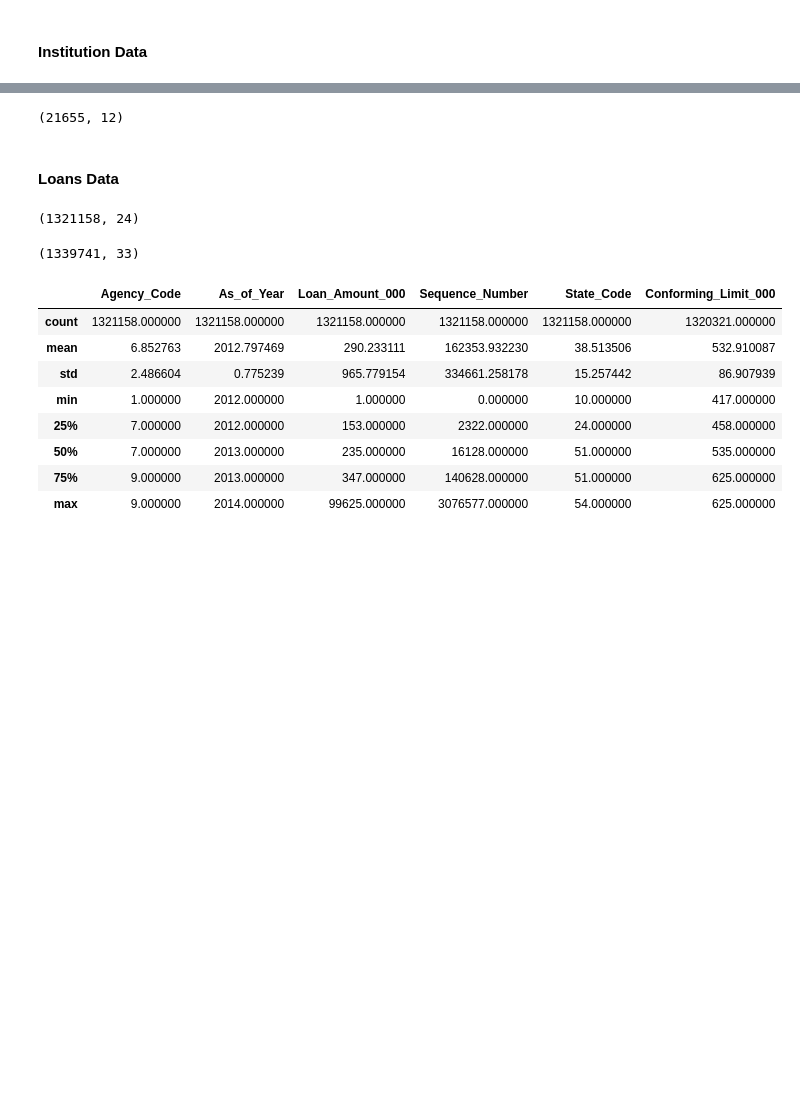
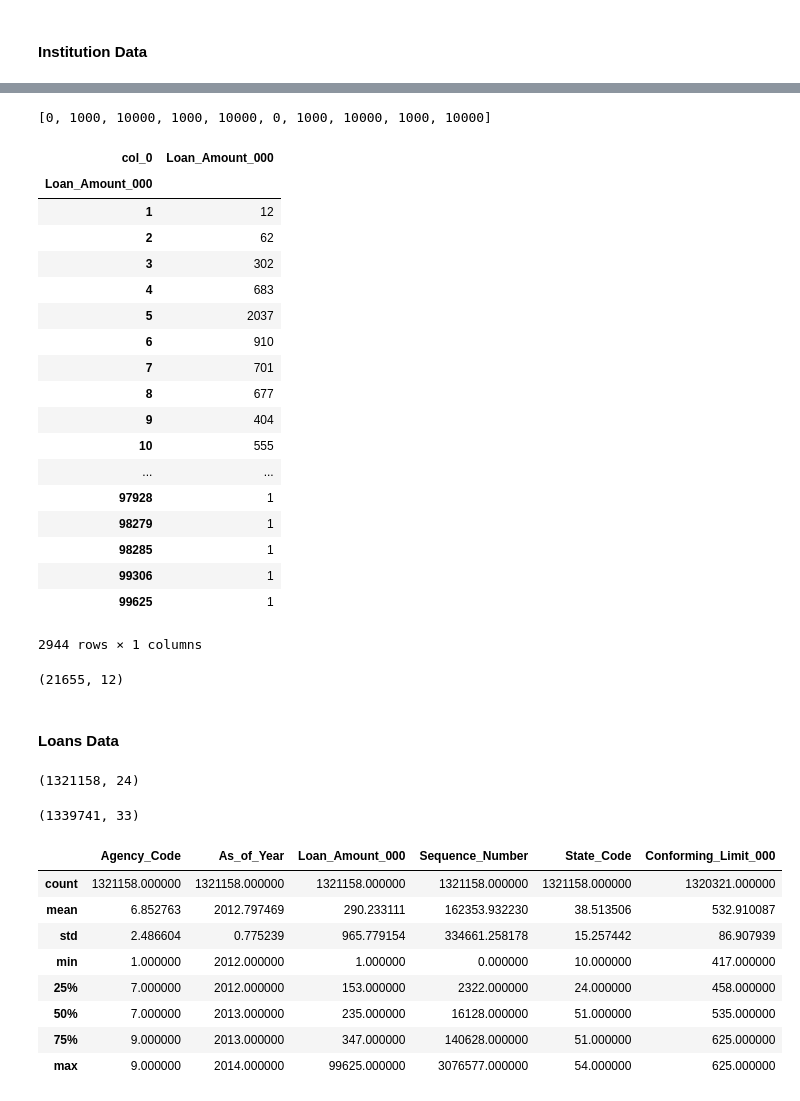
Before and after one commit to jainshubham/notebooks, a Jupyter notebook: Capital_One.ipynb, the cells around one changed output, grey strips where cells are left out. Drawn from its saved outputs; the diff is of its cells as text; code cells hidden in the pictures; blank space fills up the shorter version.

```diff
--- a/Capital_One.ipynb
+++ b/Capital_One.ipynb
@@ -37,3 +55,30 @@ institution_data.head()
+# %%
+print amount[:10]
+# %% [output]
+[0, 1000, 10000, 1000, 10000, 0, 1000, 10000, 1000, 10000]
+# %%
+my_tab = pandas.crosstab(index=loan_amount,  columns="Loan_Amount_000")      # Name the count column
+my_tab
+# %% [output]
+| col_0 | Loan_Amount_000 |
+| Loan_Amount_000 |  |
+| 1 | 12 |
+| 2 | 62 |
+| 3 | 302 |
+| 4 | 683 |
+| 5 | 2037 |
+| 6 | 910 |
+| 7 | 701 |
+| 8 | 677 |
+| 9 | 404 |
+| 10 | 555 |
+| ... | ... |
+| 97928 | 1 |
+| 98279 | 1 |
+| 98285 | 1 |
+| 99306 | 1 |
+| 99625 | 1 |
+2944 rows × 1 columns
 # %%
 institution_data.shape
 # %% [output]
```
Also changed, not shown: parts of 6 cells of this notebook.
